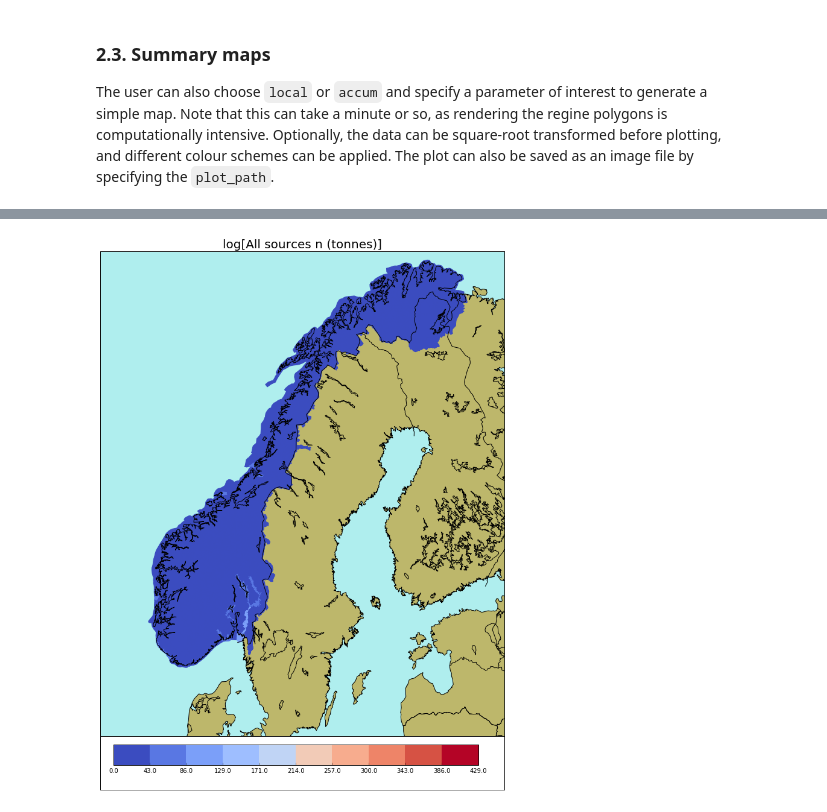
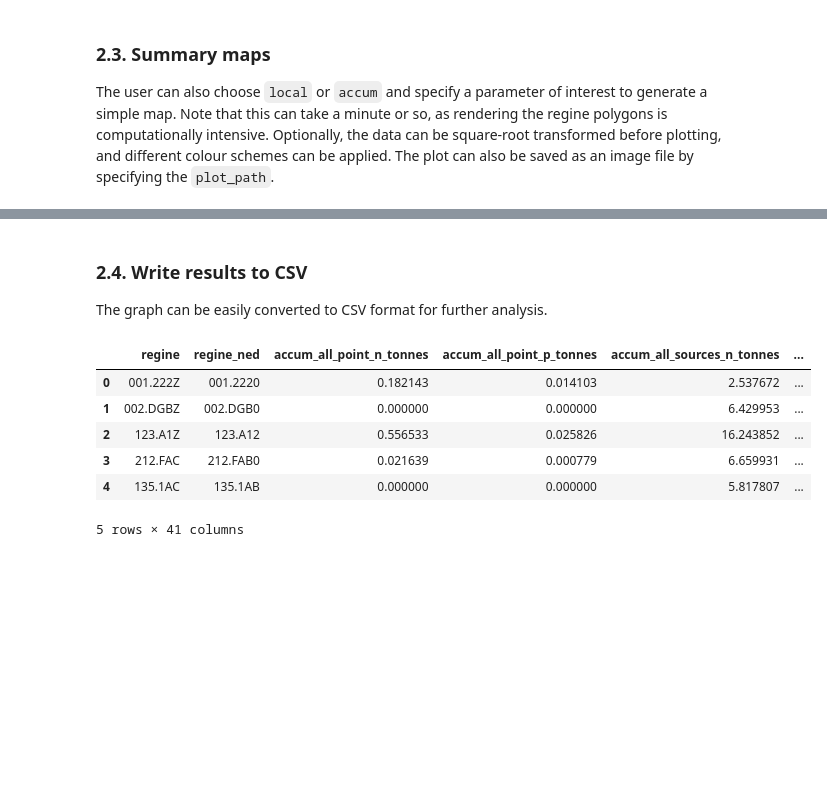
Before and after one commit to JamesSample/rid, a Jupyter notebook: notebooks/nope_model.ipynb, the cells around one changed output, grey strips where cells are left out. Cells and saved outputs as stored; diff of their text form; code cells hidden in the pictures; blank space fills up the shorter version.

```diff
--- a/notebooks/nope_model.ipynb
+++ b/notebooks/nope_model.ipynb
@@ -94,9 +97,19 @@ fig = nope.make_map(g, stat='local', quant='runoff_mm/yr', sqrt=False,
-# %%
-# Summary map of accum total N
-out_png = (r'C:\Data\James_Work\Staff\Oeyvind_K\Elveovervakingsprogrammet'
-           r'\Results\PNG_Maps\all_n.png')
-
-fig = nope.make_map(g, stat='accum', quant='all_sources_n_tonnes', sqrt=True,
-                    cmap='coolwarm', n_cats=10, plot_path=out_png)
-# %% [output]
-[figure, removed]
+# %% [markdown]
+### 2.4. Write results to CSV
+
+The graph can be easily converted to CSV format for further analysis.
+# %%
+# Save results as csv
+out_csv = (r'C:\Data\James_Work\Staff\Oeyvind_K\Elveovervakingsprogrammet'
+           r'\Recoding_TEOTIL\Linking_TEOTIL_Input_Files\nope_results_2015.csv')
+df = nope.model_to_dataframe(g, out_path=out_csv)
+
+df.head()
+# %% [output]
+|  | regine | regine_ned | accum_all_point_n_tonnes | accum_all_point_p_tonnes | accum_all_sources_n_tonnes | ... |
+| 0 | 001.222Z | 001.2220 | 0.182143 | 0.014103 | 2.537672 | ... |
+| 1 | 002.DGBZ | 002.DGB0 | 0.000000 | 0.000000 | 6.429953 | ... |
+| 2 | 123.A1Z | 123.A12 | 0.556533 | 0.025826 | 16.243852 | ... |
+| 3 | 212.FAC | 212.FAB0 | 0.021639 | 0.000779 | 6.659931 | ... |
+| 4 | 135.1AC | 135.1AB | 0.000000 | 0.000000 | 5.817807 | ... |
+5 rows × 41 columns
```
Also changed, not shown: parts of 9 cells of this notebook.
